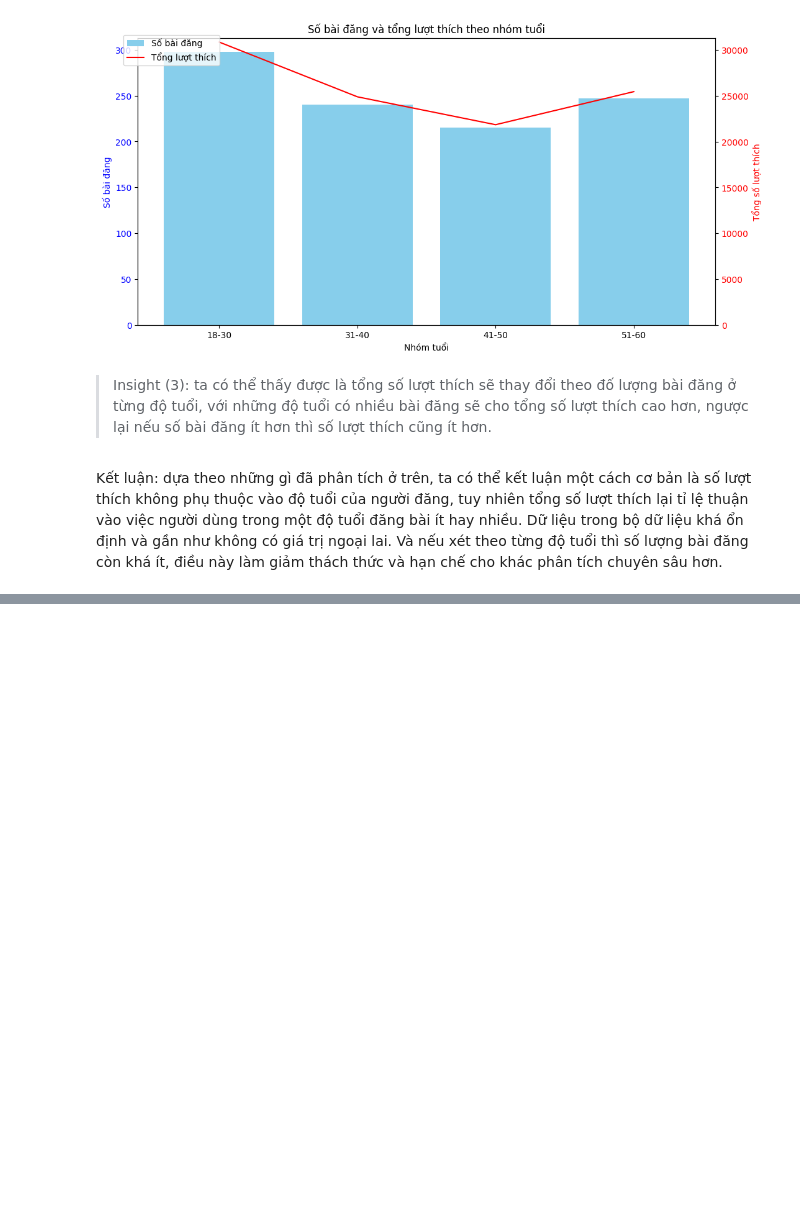
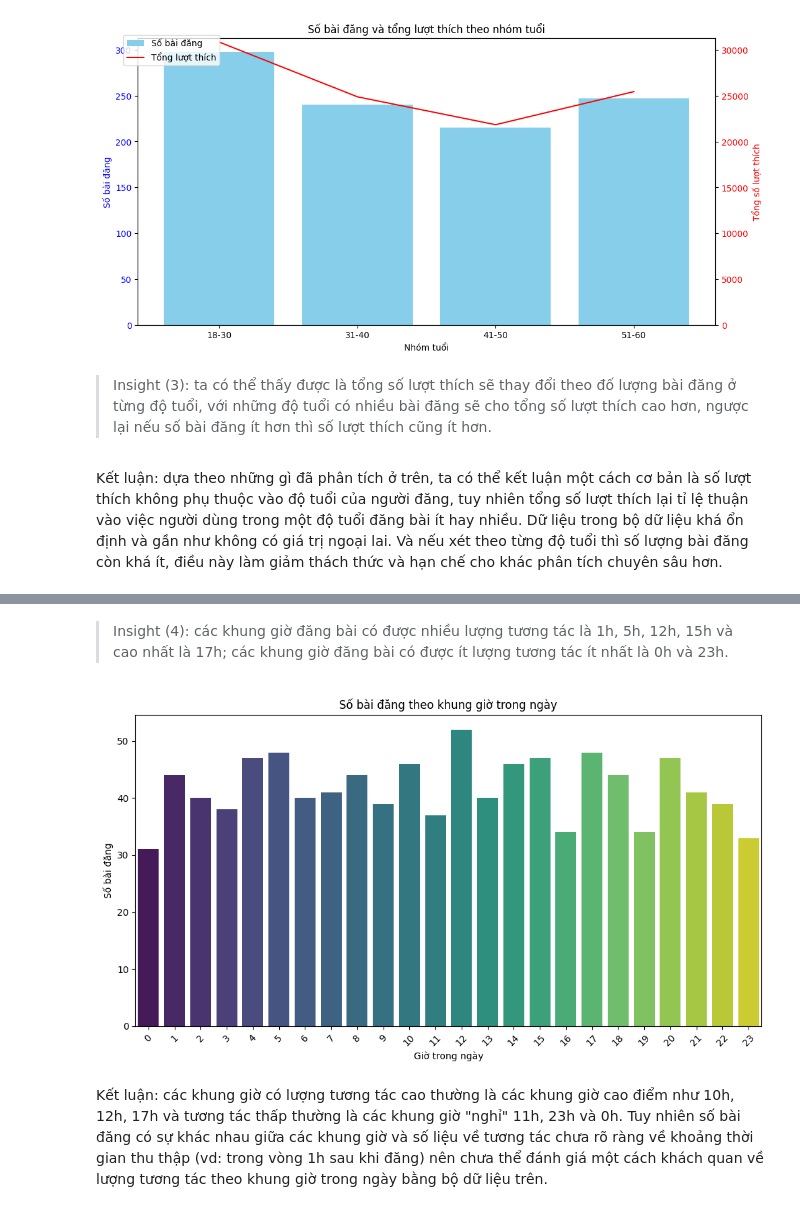
Before and after one commit to hoangharu2002/DS307---Ph-n-t-ch-d--li-u-truy-n-th-ng-x--h-i, a Jupyter notebook: BT2/My sample.ipynb, the cells around one changed output, grey strips where cells are left out. Drawn from its saved outputs; the diff is of its cells as text; code cells hidden in the pictures; blank space fills up the shorter version.

```diff
--- a/BT2/My sample.ipynb
+++ b/BT2/My sample.ipynb
@@ -338,0 +311,18 @@ Kết luận: dựa theo những gì đã phân tích ở trên, ta có thể k
+# %% [markdown]
+> Insight (4): các khung giờ đăng bài có được nhiều lượng tương tác là 1h, 5h, 12h, 15h và cao nhất là 17h; các khung giờ đăng bài có được ít lượng tương tác ít nhất là 0h và 23h.
+# %%
+# Tính tổng lượt tương tác cho từng khung giờ
+posts_by_hour = data['Hour'].value_counts().sort_index()
+
+# Vẽ biểu đồ cột thể hiện số tương tác trong mỗi khung giờ
+plt.figure(figsize=(12, 6))
+sns.barplot(x=posts_by_hour.index, y=posts_by_hour.values, palette='viridis')
+plt.title('Số bài đăng theo khung giờ trong ngày')
+plt.xlabel('Giờ trong ngày')
+plt.ylabel('Số bài đăng')
+plt.xticks(rotation=45)
+plt.show()
+# %% [output]
+[figure, added]
+# %% [markdown]
+Kết luận: các khung giờ có lượng tương tác cao thường là các khung giờ cao điểm như 10h, 12h, 17h và tương tác thấp thường là các khung giờ "nghỉ" 11h, 23h và 0h. Tuy nhiên số bài đăng có sự khác nhau giữa các khung giờ và số liệu về tương tác chưa rõ ràng về khoảng thời gian thu thập (vd: trong vòng 1h sau khi đăng) nên chưa thể đánh giá một cách khách quan về lượng tương tác theo khung giờ trong ngày bằng bộ dữ liệu trên.
```
Also changed, not shown: parts of 4 cells of this notebook.
